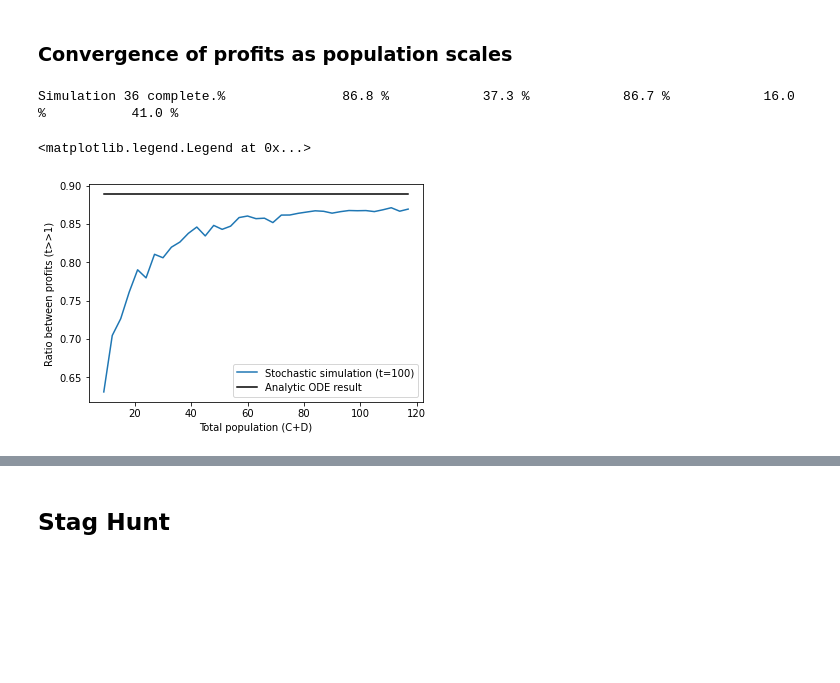
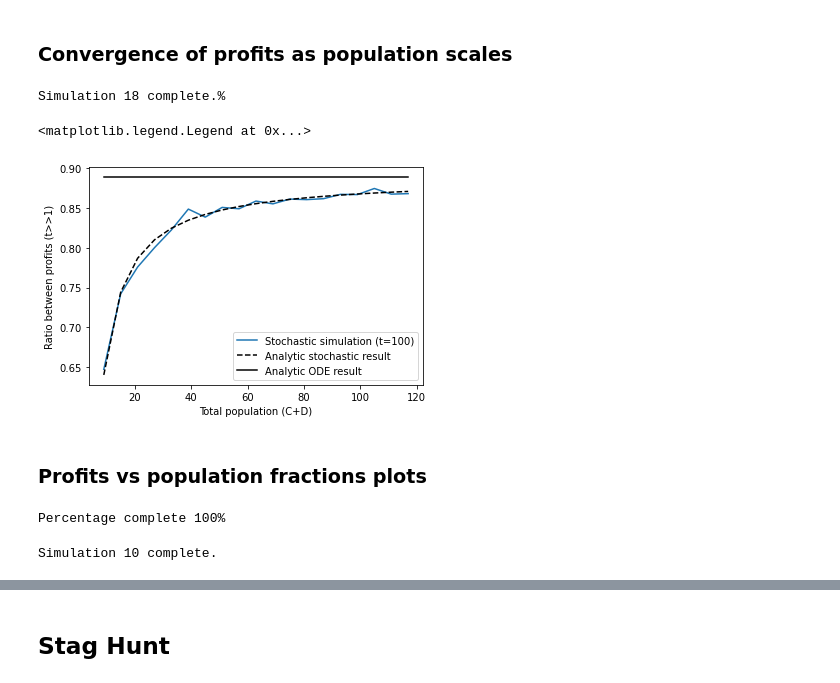
Before and after one commit to maojrs/game_theory_kinetics, a Jupyter notebook: Game theory kinetics.ipynb, the cells around one changed output, grey strips where cells are left out. Drawn from its saved outputs; the diff is of its cells as text; code cells hidden in the pictures; blank space fills up the shorter version.

Commit message:
Added new plots

```diff
--- a/Game theory kinetics.ipynb
+++ b/Game theory kinetics.ipynb
@@ -279,17 +279,20 @@ plt.legend()
 # Integrator with longer time
 stride = 1
 tfinal = 100
-integratorGillespie2 = gillespie(stride,tfinal)
+integratorGillespie = gillespie(stride,tfinal)
 
 # Base parameters for model
 tau, r, p, s = 1, 0.8, 0.2, 0
 
+
 # Define population and profit arrays
-totalPopulations = np.arange(9,120,3)
+totalPopulations =  np.arange(9,120,6) #np.arange(9,120,3)
 numDataPoints = len(totalPopulations)
 PD = [None]*numDataPoints
 profRatio = [None]*numDataPoints
 profRatioAnalytic = [None]*numDataPoints
+profRatioAnalyticStochastic = [None]*numDataPoints
+
 
 # Run several simulations for growing populations and calculate profit ratios
 for i in range(numDataPoints):
@@ -297,21 +300,61 @@ for i in range(numDataPoints):
     D = totalPopulations[i] - C
     PD = basicCooperation(C, D, 0, 0)
     PD.setModelParameters(tau, r, p, s, 1, 1, 1, 1)
-    timesPDi, trajPDi = integratorGillespie2.propagate(PD)
+    timesPDi, trajPDi = integratorGillespie.propagate(PD)
     profitCi = trajPDi[:,2][-1]/C
     profitDi = trajPDi[:,3][-1]/D
     profRatio[i] = profitCi/profitDi
     profRatioAnalytic[i] = 2*r*C/(2*p*D+C)
+    profRatioAnalyticStochastic[i] = (2*r*k1*(C-1) + k2*s*D)/(tau*k2*C + 2*p*k3*(D-1))
     print('Simulation ' + str(i) + ' complete.', end="\r")
 # %% [output]
-Simulation 36 complete.%               86.8 %            37.3 %            86.7 %            16.0 %           41.0 %
+Simulation 18 complete.%
 # %%
 # Compare profit ratios between analytic ODE result and stochastic simulations for growing populations
 plt.plot(totalPopulations, profRatio, label = "Stochastic simulation (t=100)")
+plt.plot(totalPopulations, profRatioAnalyticStochastic, '--k', label = "Analytic stochastic result")
 plt.plot(totalPopulations, profRatioAnalytic, '-k', label = "Analytic ODE result")
 plt.xlabel("Total population (C+D)")
 plt.ylabel("Ratio between profits (t>>1)")
 plt.legend()
 # %% [output]
 <matplotlib.legend.Legend at 0x...>
-[figure, old version]
+[figure, new version]
+# %% [markdown]
+### Profits vs population fractions plots
+# %%
+# Integrator with longer time
+stride = 1
+tfinal = 50
+integratorGillespie = gillespie(stride,tfinal)
+
+# Define population and profit arrays
+totalPopulation =  10
+numDataPoints = 11
+cooperatorFraction = [None]*numDataPoints
+PD = [None]*numDataPoints
+profC = [None]*numDataPoints
+profD = [None]*numDataPoints
+profCAnalytic = [None]*numDataPoints
+profDAnalytic = [None]*numDataPoints
+
+# Base parameters for model
+tau, r, p, s = 1, 0.8, 0.2, 0
+k1, k2, k3 = 1.0/totalPopulation, 2.0/totalPopulation, 1.0/totalPopulation
+
+# Run several simulations for growing populations and calculate profit ratios
+for i in range(numDataPoints):
+    cooperatorFraction[i] = (i+1)/(numDataPoints)
+    C = np.floor(totalPopulation*cooperatorFraction[i])
+    D = totalPopulation - C
+    PD = basicCooperation(C, D, 0, 0)
+    PD.setModelParameters(tau, r, p, s, k1, k2, k3, 1)
+    timesPDi, trajPDi = integratorGillespie.propagate(PD)
+    profC[i] = (trajPDi[:,2][-1]/C)/tfinal
+    profD[i] = (trajPDi[:,3][-1]/D)/tfinal
+    profCAnalytic[i] = (2*r*k1*(C-1) + k2*s*D)
+    profDAnalytic[i] = (tau*k2*C + 2*p*k3*(D-1))
+    print('Simulation ' + str(i) + ' complete.', end="\r")
+# %% [output]
+Percentage complete 100%
+Simulation 10 complete.
```
Also changed, not shown: parts of 10 cells of this notebook.
